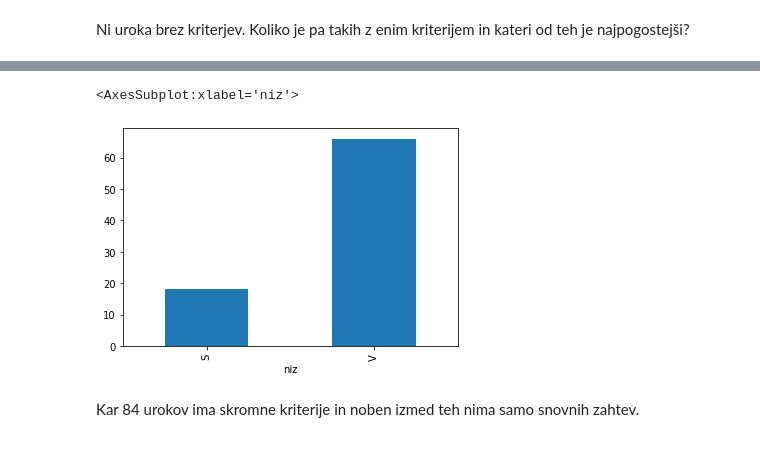
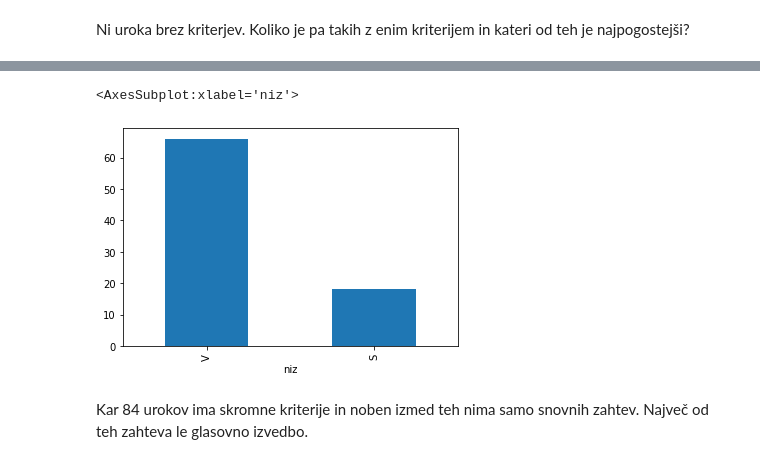
Before and after one commit to vercekpeterdamian/prog1-uroki_dnd, a Jupyter notebook: analiza.ipynb, the cells around one changed output, grey strips where cells are left out. Saved outputs shown, nothing was run; the diff lists cells and outputs as text; code cells hidden in the pictures.

```diff
--- a/analiza.ipynb
+++ b/analiza.ipynb
@@ -282,10 +340,10 @@ uk[uk.apply(lambda row: len(row.niz) == 1, axis=1)]
 # %%
-uk[uk.apply(lambda row: len(row.niz) == 1, axis=1)].groupby('niz').size().plot.bar()
+uk[uk.apply(lambda row: len(row.niz) == 1, axis=1)].groupby('niz').size().sort_values(ascending=False).plot.bar()
 # %% [output]
 <AxesSubplot:xlabel='niz'>
-[figure, old version]
+[figure, new version]
 # %% [markdown]
-Kar 84 urokov ima skromne kriterije in noben izmed teh nima samo snovnih zahtev.
+Kar 84 urokov ima skromne kriterije in noben izmed teh nima samo snovnih zahtev. Največ od teh zahteva le glasovno izvedbo.
 # %%
 uk[uk.apply(lambda row: len(row.niz) == 2, axis=1)]
 # %% [output]
```
Also changed, not shown: parts of 37 cells of this notebook.
